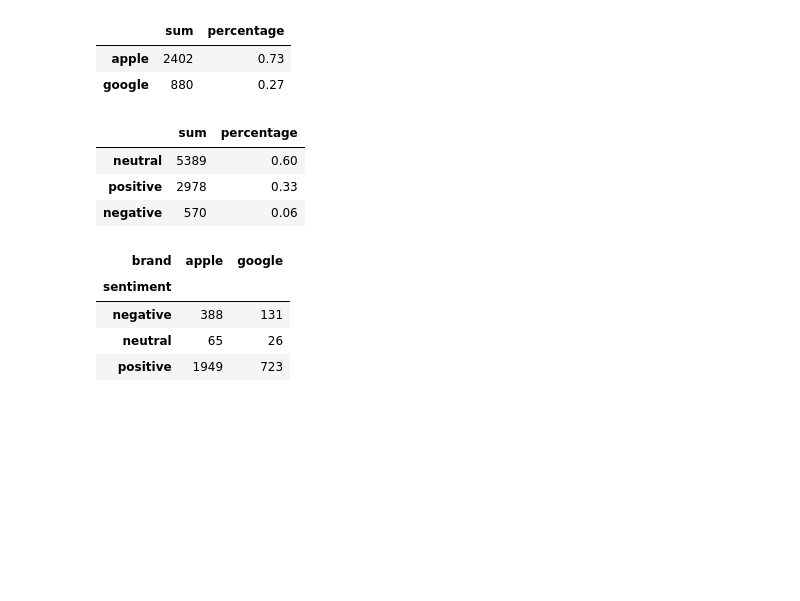
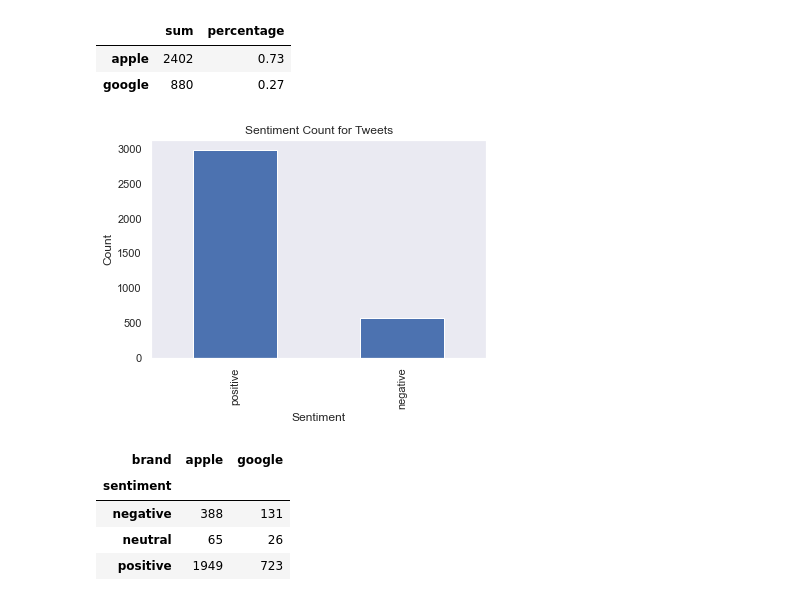
Before and after one commit to MNemanow/product_sentiment_nlp, a Jupyter notebook: eda.ipynb, the cells around one changed output. Drawn from its saved outputs; the diff is of its cells as text; code cells hidden in the pictures; blank space fills up the shorter version.

```diff
--- a/eda.ipynb
+++ b/eda.ipynb
@@ -54,15 +55,14 @@ brand_values
 | google | 880 | 0.27 |
 # %%
 # value sentiments
+sns.set_style("dark")
 sentiment_count = df.sentiment.value_counts().rename('sum')
 sentiment_perc = df.sentiment.value_counts(normalize=True).round(2).rename('percentage')
 sentiment_values = pd.concat([sentiment_count, sentiment_perc], axis=1)
-sentiment_values
+sentiment_values['sum'][1:].plot(kind='bar', title='Sentiment Count for Tweets',
+                                 xlabel='Sentiment', ylabel='Count');
 # %% [output]
-|  | sum | percentage |
-| neutral | 5389 | 0.60 |
-| positive | 2978 | 0.33 |
-| negative | 570 | 0.06 |
+[figure, added]
 # %%
 # values counts for sentiment per brand
 brand_sentiment = df[['sentiment','brand']].value_counts().unstack(level=-1)
```
Also changed, not shown: parts of 1 cell of this notebook, 2 other files.
